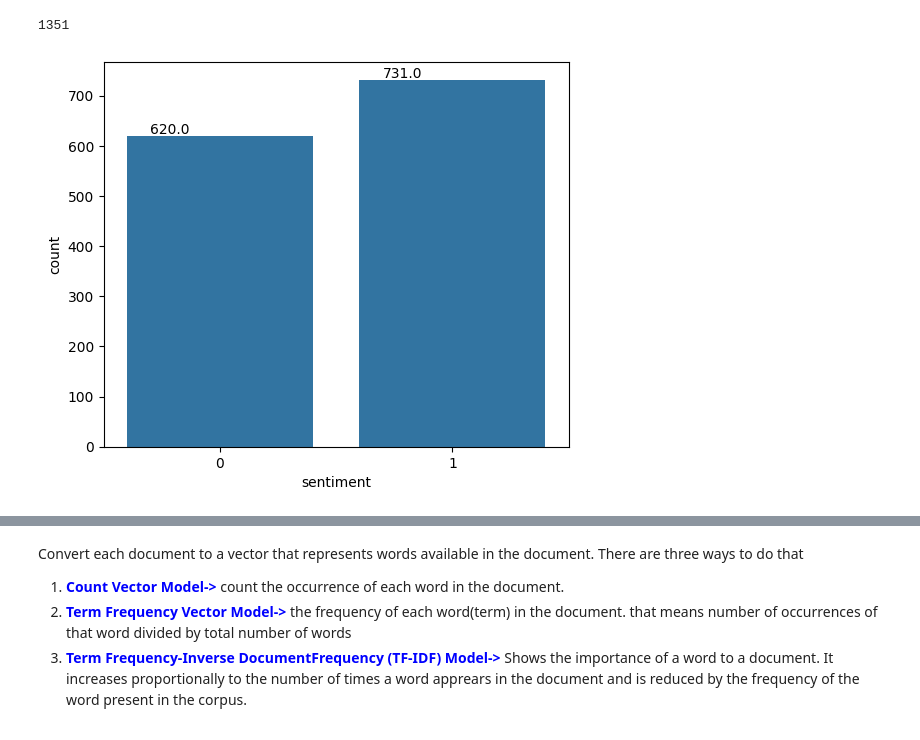
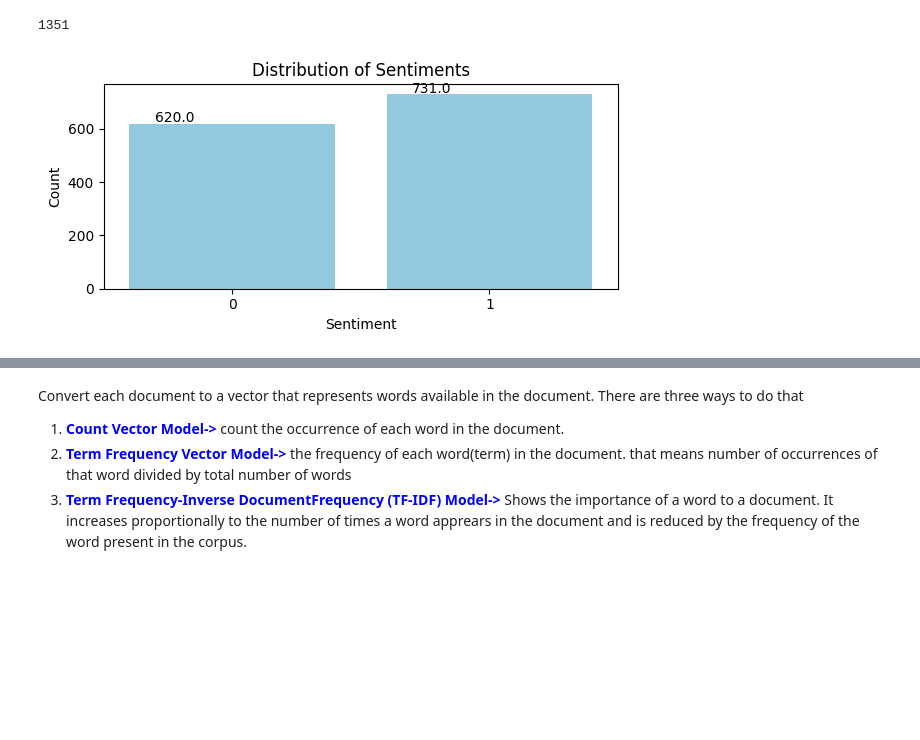
Before and after one commit to TanusreeDas/machine-learning-with-python, a Jupyter notebook: notebooks/first_nlp-sentiment_analysis.ipynb, the cells around one changed output, grey strips where cells are left out. Cells and saved outputs as stored; diff of their text form; code cells hidden in the pictures; blank space fills up the shorter version.

Commit message:
BoW vectorization + more preprocessing + some visualization

```diff
--- a/notebooks/first_nlp-sentiment_analysis.ipynb
+++ b/notebooks/first_nlp-sentiment_analysis.ipynb
@@ -68,9 +120,15 @@ sentiment_df_preprocessed.shape[0]
 # %% [output]
 1351
 # %%
-plt.figure(figsize=(6,5))
-ax=sns.countplot(x='sentiment',data=sentiment_df_preprocessed);
+plt.figure(figsize=(6,3))
+ax=sns.countplot(x='sentiment',data=sentiment_df_preprocessed, color='skyblue');
 for p in ax.patches:
     ax.annotate(p.get_height(),(p.get_x()+0.1,p.get_height()+5))
+#ax.set_xticklabels(['Negative','Positive'], rotation=0)
+plt.xlabel('Sentiment')
+plt.ylabel('Count')
+plt.title('Distribution of Sentiments')
+plt.tight_layout()
+plt.show()
 # %% [output]
-[figure, old version]
+[figure, new version]
```
Also changed, not shown: parts of 55 cells of this notebook.
